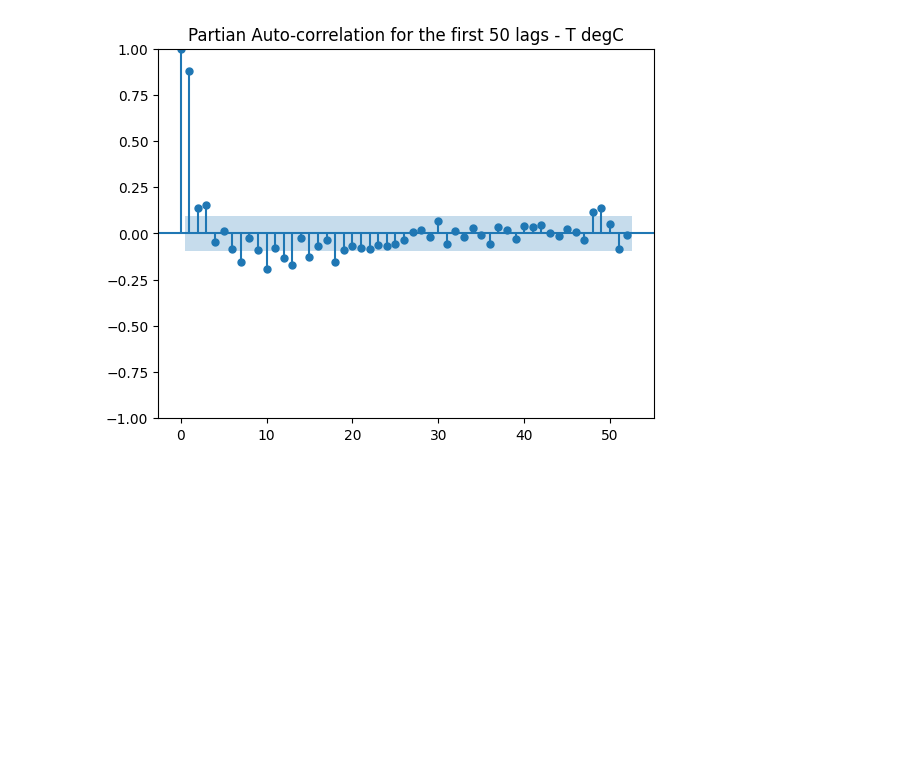
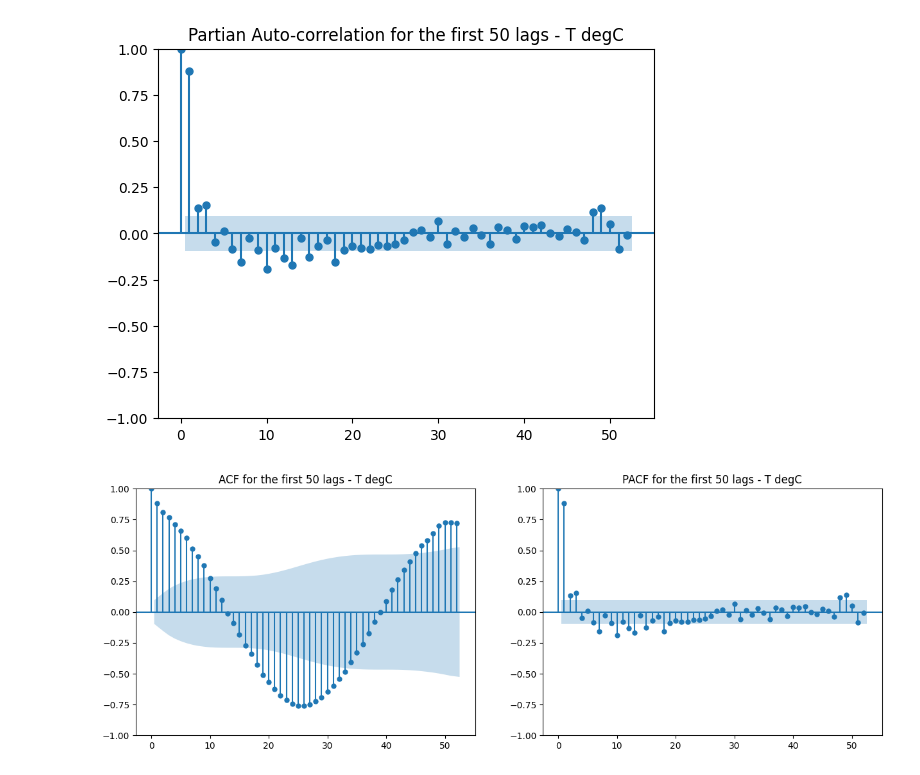
Before and after one commit to alelovo/StatisticalModels_project, a Jupyter notebook: EDA.ipynb, the cells around one changed output. Saved outputs shown, nothing was run; the diff lists cells and outputs as text; code cells hidden in the pictures; blank space fills up the shorter version.

```diff
--- a/EDA.ipynb
+++ b/EDA.ipynb
@@ -386,3 +386,10 @@ plot_pacf(t_w_degC_df,lags=52, title='Partian Auto-correlation for the first 50
 plt.show()
 # %% [output]
 [figure]
+# %%
+fig, ax = plt.subplots(1, 2, figsize=(15,5))
+plot_acf(t_w_degC_df, lags=52, ax=ax[0], title='ACF for the first 50 lags - T degC')
+plot_pacf(t_w_degC_df, lags=52, ax=ax[1], title='PACF for the first 50 lags - T degC')
+plt.show()
+# %% [output]
+[figure, added]
```
Also changed, not shown: parts of 2 cells of this notebook, 5 other files.
